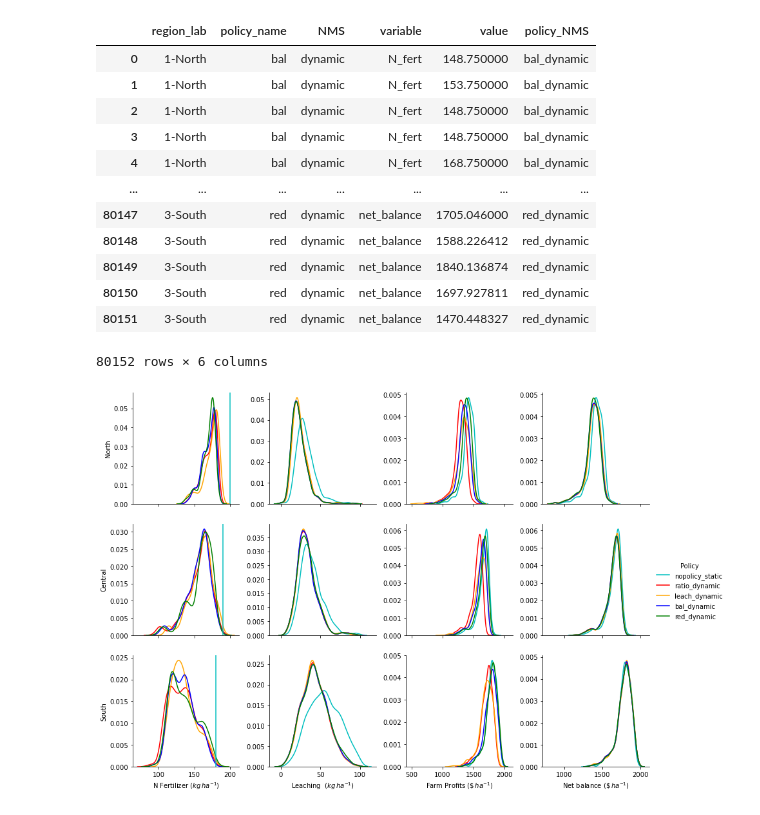
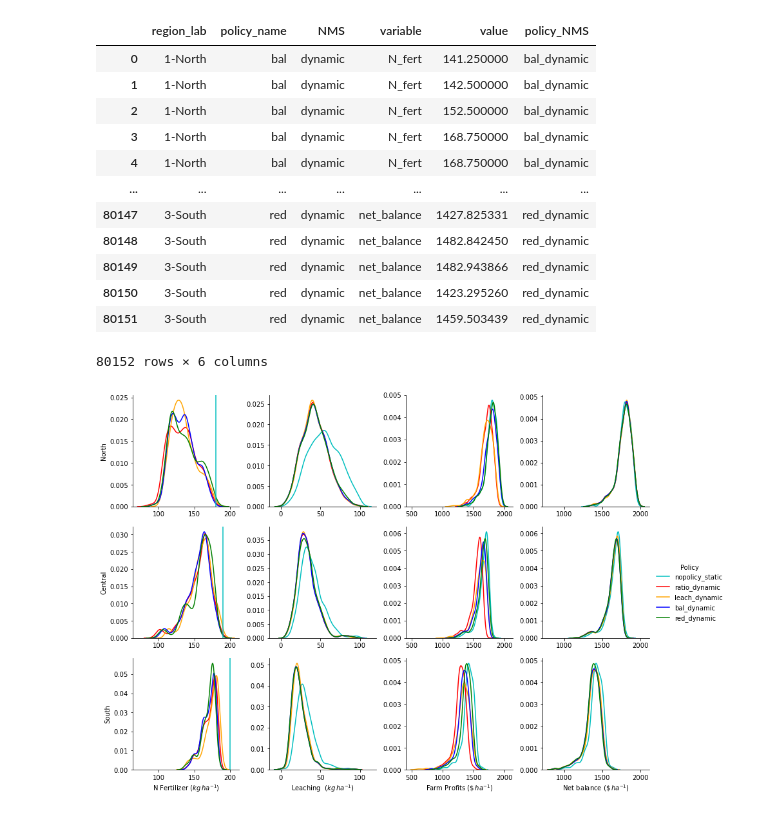
Before and after one commit to germanmandrini/n_policy, a Jupyter notebook: Codes/5d_pdf_region.ipynb, the cells around one changed output. Saved outputs shown, nothing was run; the diff lists cells and outputs as text; code cells hidden in the pictures.

```diff
--- a/Codes/5d_pdf_region.ipynb
+++ b/Codes/5d_pdf_region.ipynb
@@ -24,9 +24,9 @@ perfomances_opt_df = perfomances_dt2[i1.isin(i2)].reset_index()
 
 # #Rename the base-level
 perfomances_opt_df.loc[perfomances_opt_df.policy == "ratio_5","policy"]= "nopolicy_0"
-perfomances_opt_df.loc[perfomances_opt_df.region == "1","region_lab"]= '1-North'
+perfomances_opt_df.loc[perfomances_opt_df.region == "1","region_lab"]= '3-South'
 perfomances_opt_df.loc[perfomances_opt_df.region == "2","region_lab"]= '2-Central'
-perfomances_opt_df.loc[perfomances_opt_df.region == "3","region_lab"]= '3-South'
+perfomances_opt_df.loc[perfomances_opt_df.region == "3","region_lab"]= '1-North'
 perfomances_opt_df['net_balance'] = perfomances_opt_df['P']+perfomances_opt_df['G']
 # %%
 #Average across z
@@ -48,48 +48,49 @@ plot_dt_long['policy_NMS'] = plot_dt_long['policy_name']+'_'+ plot_dt_long['NMS'
 plot_dt_long
 # %% [output]
 |  | region_lab | policy_name | NMS | variable | value | policy_NMS |
-| 0 | 1-North | bal | dynamic | N_fert | 148.750000 | bal_dynamic |
-| 1 | 1-North | bal | dynamic | N_fert | 153.750000 | bal_dynamic |
-| 2 | 1-North | bal | dynamic | N_fert | 148.750000 | bal_dynamic |
-| 3 | 1-North | bal | dynamic | N_fert | 148.750000 | bal_dynamic |
+| 0 | 1-North | bal | dynamic | N_fert | 141.250000 | bal_dynamic |
+| 1 | 1-North | bal | dynamic | N_fert | 142.500000 | bal_dynamic |
+| 2 | 1-North | bal | dynamic | N_fert | 152.500000 | bal_dynamic |
+| 3 | 1-North | bal | dynamic | N_fert | 168.750000 | bal_dynamic |
 | 4 | 1-North | bal | dynamic | N_fert | 168.750000 | bal_dynamic |
 | ... | ... | ... | ... | ... | ... | ... |
-| 80147 | 3-South | red | dynamic | net_balance | 1705.046000 | red_dynamic |
-| 80148 | 3-South | red | dynamic | net_balance | 1588.226412 | red_dynamic |
-| 80149 | 3-South | red | dynamic | net_balance | 1840.136874 | red_dynamic |
-| 80150 | 3-South | red | dynamic | net_balance | 1697.927811 | red_dynamic |
-| 80151 | 3-South | red | dynamic | net_balance | 1470.448327 | red_dynamic |
+| 80147 | 3-South | red | dynamic | net_balance | 1427.825331 | red_dynamic |
+| 80148 | 3-South | red | dynamic | net_balance | 1482.842450 | red_dynamic |
+| 80149 | 3-South | red | dynamic | net_balance | 1482.943866 | red_dynamic |
+| 80150 | 3-South | red | dynamic | net_balance | 1423.295260 | red_dynamic |
+| 80151 | 3-South | red | dynamic | net_balance | 1459.503439 | red_dynamic |
 80152 rows × 6 columns
 # %%
 # kw = {'color': ['green', 'green'], 'linestyle' : ["-","--"]}
 kw = {'color': ['c', 'red', 'orange', 'blue', 'green']}
 
 graph = seaborn.FacetGrid(plot_dt_long, row ='region_lab', col ='variable', hue ='policy_NMS',
                           sharey = False, sharex = 'col', margin_titles=False,  hue_kws=kw,
                           hue_order = ['nopolicy_static', 'ratio_dynamic', 'leach_dynamic', 'bal_dynamic', 'red_dynamic'])
 graph.map(seaborn.kdeplot, "value").add_legend(title = 'Policy')
 
 graph.axes[2,0].set_xlabel(r'N Fertilizer $(kg\/ ha^{-1})$')
 graph.axes[2,1].set_xlabel(r'Leaching  $(kg\/ ha^{-1})$')
 graph.axes[2,2].set_xlabel(r'Farm Profits $(\$ \/ ha^{-1})$')
 graph.axes[2,3].set_xlabel(r'Net balance $(\$ \/ ha^{-1})$')
 
 graph.axes[0,0].set_ylabel('North')
 graph.axes[1,0].set_ylabel('Central')
 graph.axes[2,0].set_ylabel('South')
 
-graph.axes[0,0].axvline(200, ls='-', color = 'c')
+graph.axes[0,0].axvline(180, ls='-', color = 'c')
 graph.axes[1,0].axvline(190, ls='-', color = 'c')
-graph.axes[2,0].axvline(180, ls='-', color = 'c')
+graph.axes[2,0].axvline(200, ls='-', color = 'c')
 
 axes = graph.axes.flatten()
 for axes_n  in axes:
     axes_n.set_title("")
+    axes_n.tick_params(labelbottom=True)
 
 plot_file_name = "/home/germanm2/n_policy_box/Data/figures/pdf_variables.png"
 plt.savefig(plot_file_name, dpi=300)
 # %% [output]
-[figure, old version]
+[figure, new version]
 # %%
 tips = sns.load_dataset("tips")
 g = sns.FacetGrid(tips, col="smoker", row="time", sharey="col")
```
Also changed, not shown: parts of 1 cell of this notebook, 2 other files.
